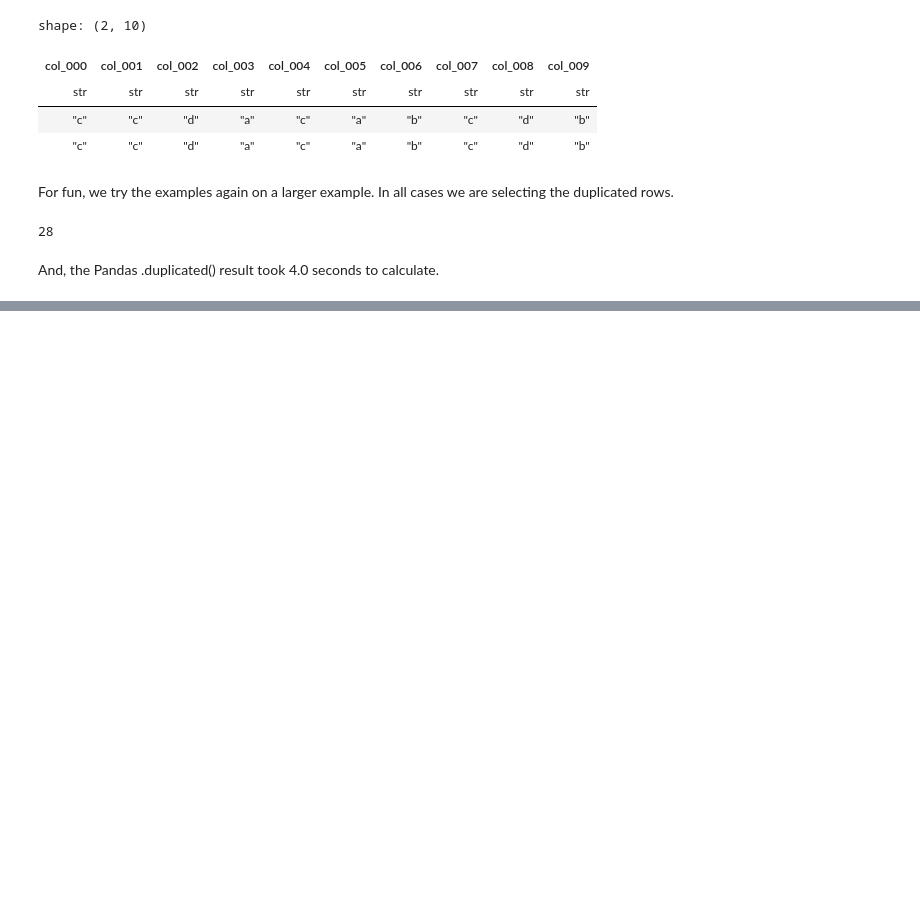
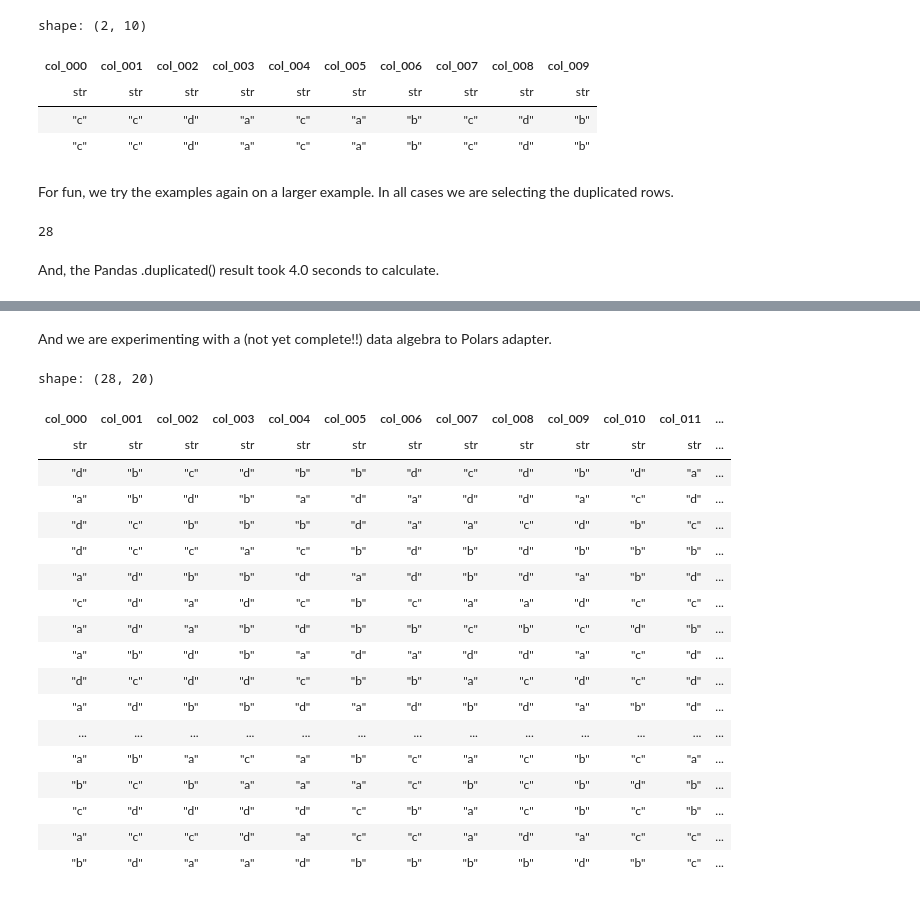
Before and after one commit to WinVector/data_algebra, a Jupyter notebook: Examples/DupRows/DupRows.ipynb, the cells around one changed output, grey strips where cells are left out. Saved outputs shown, nothing was run; the diff lists cells and outputs as text; code cells hidden in the pictures; blank space fills up the shorter version.

Commit message:
update Polars example

```diff
--- a/Examples/DupRows/DupRows.ipynb
+++ b/Examples/DupRows/DupRows.ipynb
@@ -199,4 +199,4 @@ The Pandas .transform() result took 8.9 seconds to calculate.
 # %%
-d_polar_big = pl.DataFrame(big_example)
+dbig_opsbig = pl.DataFrame(big_example)
 # %%
 t0 = time.perf_counter()
@@ -255,0 +264,31 @@ The data algebra SQL result took 37.3 seconds to calculate.
+# %% [markdown]
+And we are experimenting with a (not yet complete!!) data algebra to Polars adapter.
+# %%
+t0 = time.perf_counter()
+big_res_data_algebra_polars = big_ops.transform(dbig_opsbig)
+t1 = time.perf_counter()
+# %%
+assert isinstance(big_res_data_algebra_polars, pl.DataFrame)
+assert big_res_data_algebra_polars.shape[0] == big_shape_count
+
+big_res_data_algebra_polars
+# %% [output]
+shape: (28, 20)
+| col_000 | col_001 | col_002 | col_003 | col_004 | col_005 | col_006 | col_007 | col_008 | col_009 | col_010 | col_011 | ... |
+| str | str | str | str | str | str | str | str | str | str | str | str | ... |
+| "d" | "b" | "c" | "d" | "b" | "b" | "d" | "c" | "d" | "b" | "d" | "a" | ... |
+| "a" | "b" | "d" | "b" | "a" | "d" | "a" | "d" | "d" | "a" | "c" | "d" | ... |
+| "d" | "c" | "b" | "b" | "b" | "d" | "a" | "a" | "c" | "d" | "b" | "c" | ... |
+| "d" | "c" | "c" | "a" | "c" | "b" | "d" | "b" | "d" | "b" | "b" | "b" | ... |
+| "a" | "d" | "b" | "b" | "d" | "a" | "d" | "b" | "d" | "a" | "b" | "d" | ... |
+| "c" | "d" | "a" | "d" | "c" | "b" | "c" | "a" | "a" | "d" | "c" | "c" | ... |
+| "a" | "d" | "a" | "b" | "d" | "b" | "b" | "c" | "b" | "c" | "d" | "b" | ... |
+| "a" | "b" | "d" | "b" | "a" | "d" | "a" | "d" | "d" | "a" | "c" | "d" | ... |
+| "d" | "c" | "d" | "d" | "c" | "b" | "b" | "a" | "c" | "d" | "c" | "d" | ... |
+| "a" | "d" | "b" | "b" | "d" | "a" | "d" | "b" | "d" | "a" | "b" | "d" | ... |
+| ... | ... | ... | ... | ... | ... | ... | ... | ... | ... | ... | ... | ... |
+| "a" | "b" | "a" | "c" | "a" | "b" | "c" | "a" | "c" | "b" | "c" | "a" | ... |
+| "b" | "c" | "b" | "a" | "a" | "a" | "c" | "b" | "c" | "b" | "d" | "b" | ... |
+| "c" | "d" | "d" | "d" | "d" | "c" | "b" | "a" | "c" | "b" | "c" | "b" | ... |
+| "a" | "c" | "c" | "d" | "a" | "c" | "c" | "a" | "d" | "a" | "c" | "c" | ... |
+| "b" | "d" | "a" | "a" | "d" | "b" | "b" | "b" | "b" | "d" | "b" | "c" | ... |
```
Also changed, not shown: parts of 15 cells of this notebook.
